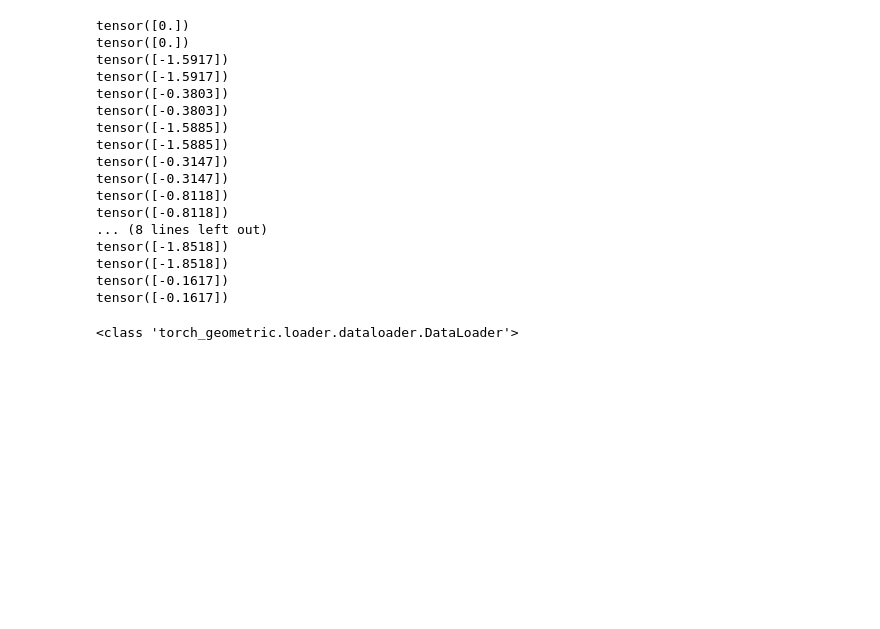
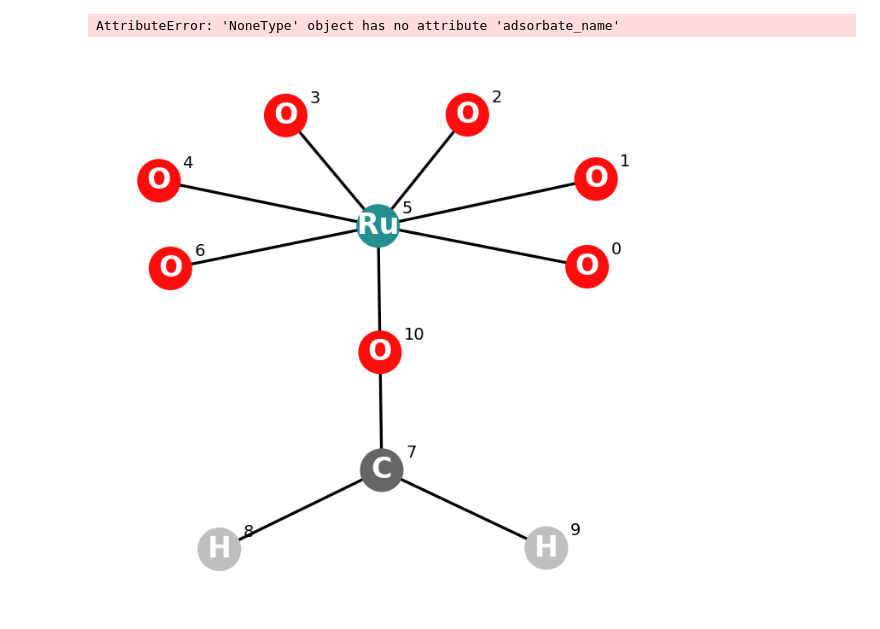
Before and after one commit to LopezGroup-ICIQ/oxides_ML, a Jupyter notebook: notebooks/GraphDataset_test.ipynb, the cells around one changed output. Cells and saved outputs as stored; diff of their text form; code cells hidden in the pictures; blank space fills up the shorter version.

```diff
--- a/notebooks/GraphDataset_test.ipynb
+++ b/notebooks/GraphDataset_test.ipynb
@@ -499,7 +566,5 @@ graph_params = {"structure": {"tolerance": 0.25, "scaling_factor": 1.25, "second
 vasp_directory = "/BACKUP/database"
 graph_dataset_dir = "/home/tvanhout/oxides_ML/models/test_graph_datasets"
 
-
-dataset_id = pyg_dataset_id(vasp_directory, graph_params, initial_state=False, augment=True)
-print(dataset_id)
+dataset = OxidesGraphDataset(vasp_directory, graph_dataset_dir, graph_params, initial_state=False, force_reload=True, augment=False)
 # %% [output]
@@ -507,2 +576,0 @@ database_adsorption_energy_025_125_True_False_False_False_False_False_relaxed_Tr
-# %%
-dataset = OxidesGraphDataset(vasp_directory, graph_dataset_dir, graph_params,initial_state=True,force_reload=False,augment=True)
@@ -551,27 +582,10 @@ Data(x=[120, 8], edge_index=[2, 468], edge_attr=[468, 1], elem=[120], formula='O
 # %%
 for graph in dataset:
-    if graph.adsorbate_name == "Methanol":
-        print(graph.target)
+    if graph.adsorbate_name == "None":
+        print(graph.adsorbate_indices)
 # %% [output]
-tensor([0.])
-tensor([0.])
-tensor([-1.5917])
-tensor([-1.5917])
-tensor([-0.3803])
-tensor([-0.3803])
-tensor([-1.5885])
-tensor([-1.5885])
-tensor([-0.3147])
-tensor([-0.3147])
-tensor([-0.8118])
-tensor([-0.8118])
-... (8 lines left out)
-tensor([-1.8518])
-tensor([-1.8518])
-tensor([-0.1617])
-tensor([-0.1617])
+AttributeError: 'NoneType' object has no attribute 'adsorbate_name'
-# %%
-checkpoint = torch.load("../models/DATALOADERS/Set1/train_loader.pth", weights_only=False)
-print(type(checkpoint))
-# %% [output]
-<class 'torch_geometric.loader.dataloader.DataLoader'>
+# %%
+graph_plotter(dataset[50])
+# %% [output]
+[figure, added]
```
Also changed, not shown: parts of 7 cells of this notebook, 6 other files.
